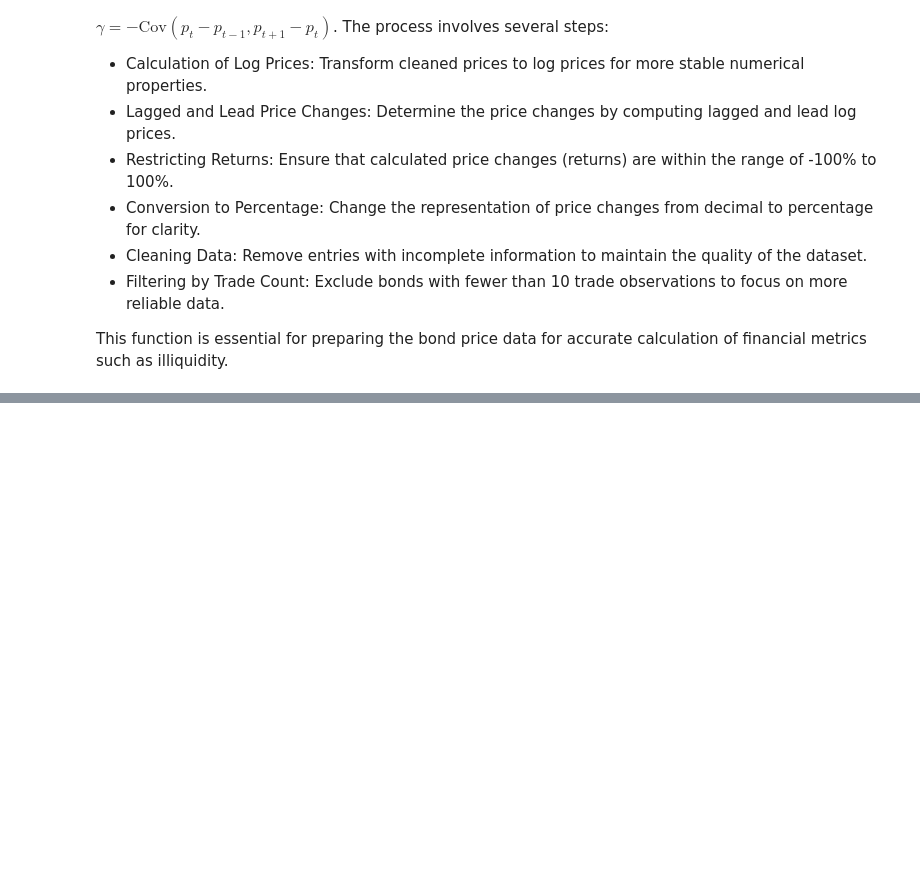
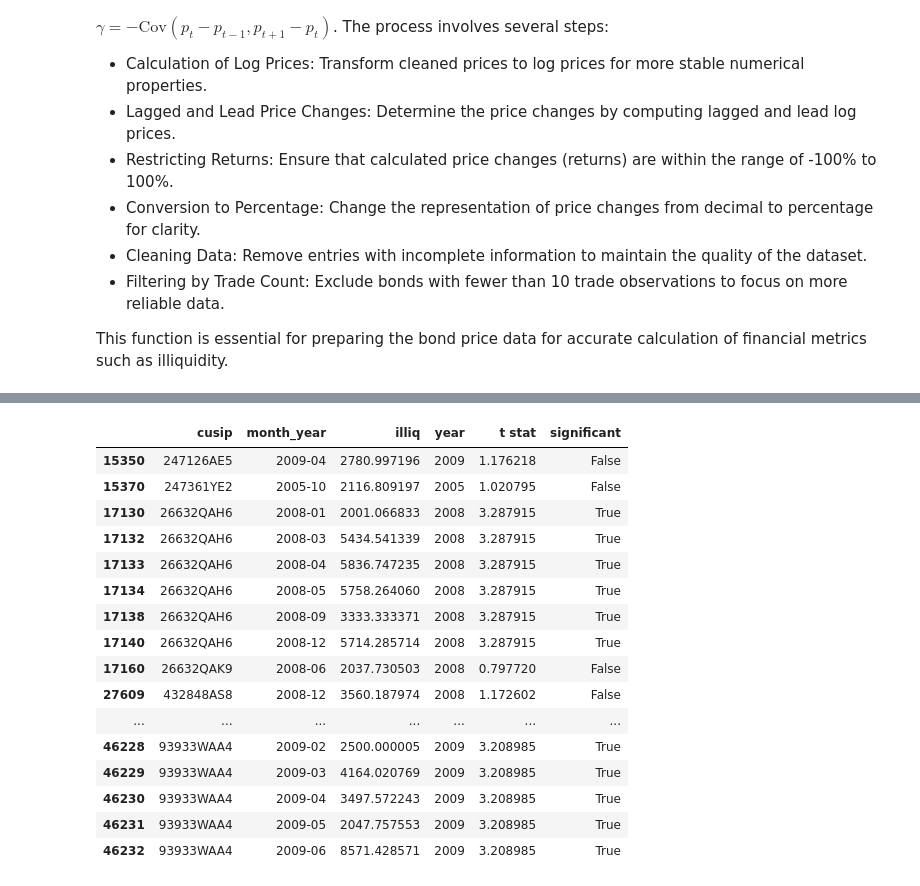
Before and after one commit to zhangruoxikathy/corporate_bond_liquidity_research, a Jupyter notebook: src/table2_calc_illiquidity_notebook.ipynb, the cells around one changed output, grey strips where cells are left out. Drawn from its saved outputs; the diff is of its cells as text; code cells hidden in the pictures; blank space fills up the shorter version.

```diff
--- a/src/table2_calc_illiquidity_notebook.ipynb
+++ b/src/table2_calc_illiquidity_notebook.ipynb
@@ -49,3 +62,8 @@ import data_processing as data
+# %%
+# Define time frames used in the paper and the updated time stamp
+today = datetime.today().strftime('%Y-%m-%d')
+start_date = '2003-04-14'
+end_date = '2009-06-30'
 # %% [markdown]
 # Step 1: Clean Merged Data for Daily Illiquidity Calculation
 
@@ -262,0 +314,20 @@ def calc_annual_illiquidity_table_daily(df):
+# %%
+illiq_daily_paper[illiq_daily_paper['illiq'] > 2000]
+# %% [output]
+|  | cusip | month_year | illiq | year | t stat | significant |
+| 15350 | 247126AE5 | 2009-04 | 2780.997196 | 2009 | 1.176218 | False |
+| 15370 | 247361YE2 | 2005-10 | 2116.809197 | 2005 | 1.020795 | False |
+| 17130 | 26632QAH6 | 2008-01 | 2001.066833 | 2008 | 3.287915 | True |
+| 17132 | 26632QAH6 | 2008-03 | 5434.541339 | 2008 | 3.287915 | True |
+| 17133 | 26632QAH6 | 2008-04 | 5836.747235 | 2008 | 3.287915 | True |
+| 17134 | 26632QAH6 | 2008-05 | 5758.264060 | 2008 | 3.287915 | True |
+| 17138 | 26632QAH6 | 2008-09 | 3333.333371 | 2008 | 3.287915 | True |
+| 17140 | 26632QAH6 | 2008-12 | 5714.285714 | 2008 | 3.287915 | True |
+| 17160 | 26632QAK9 | 2008-06 | 2037.730503 | 2008 | 0.797720 | False |
+| 27609 | 432848AS8 | 2008-12 | 3560.187974 | 2008 | 1.172602 | False |
+| ... | ... | ... | ... | ... | ... | ... |
+| 46228 | 93933WAA4 | 2009-02 | 2500.000005 | 2009 | 3.208985 | True |
+| 46229 | 93933WAA4 | 2009-03 | 4164.020769 | 2009 | 3.208985 | True |
+| 46230 | 93933WAA4 | 2009-04 | 3497.572243 | 2009 | 3.208985 | True |
+| 46231 | 93933WAA4 | 2009-05 | 2047.757553 | 2009 | 3.208985 | True |
+| 46232 | 93933WAA4 | 2009-06 | 8571.428571 | 2009 | 3.208985 | True |
```
Also changed, not shown: parts of 30 cells of this notebook, 2 other files.
